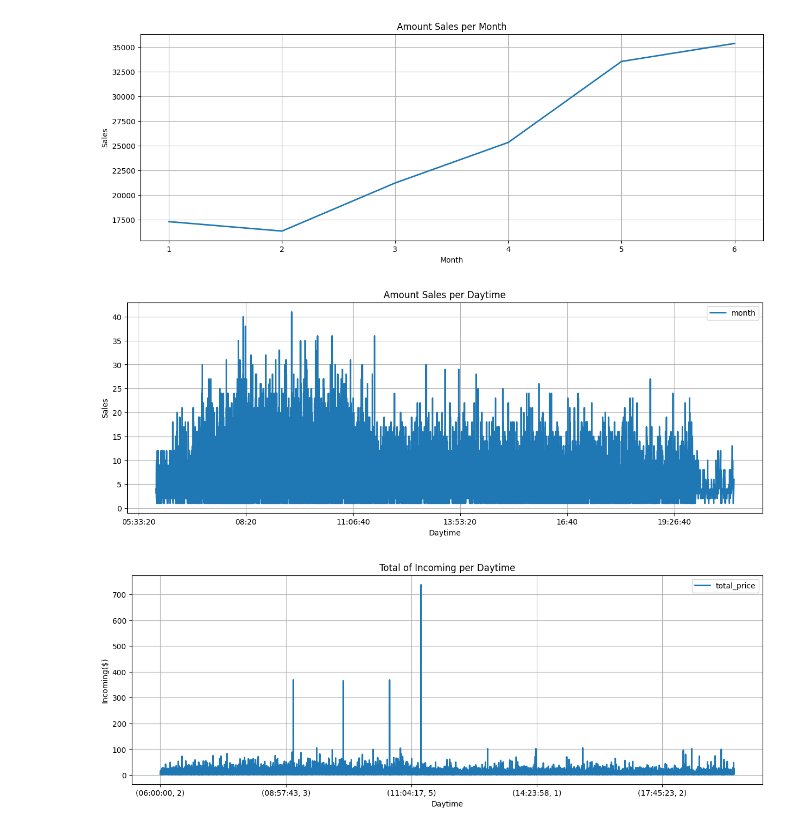
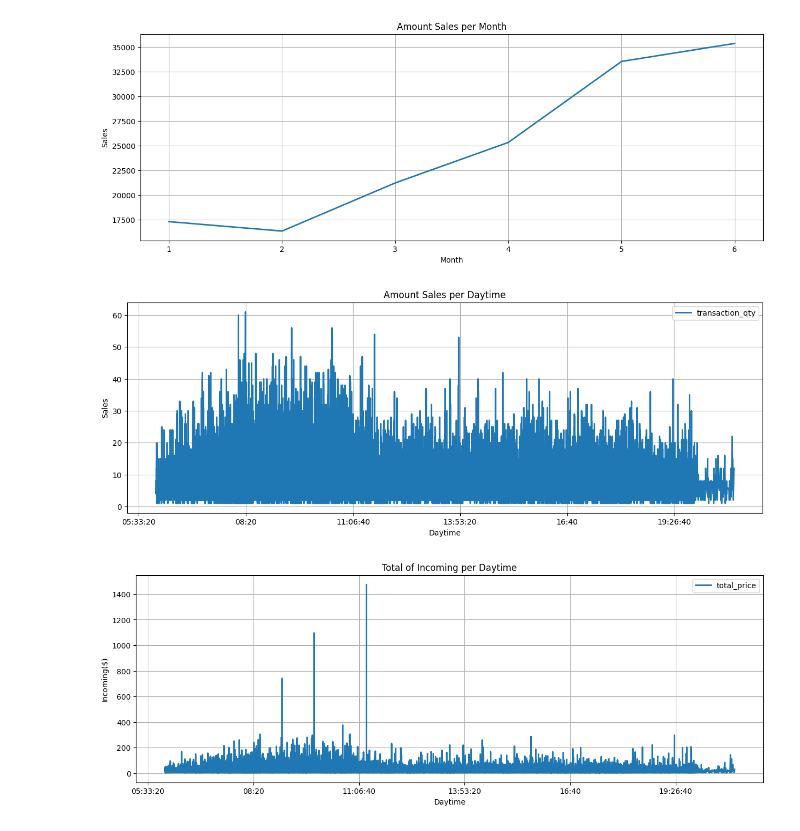
Before and after one commit to mthspm/DataAnalysePandas, a Jupyter notebook: src/CoffeShopSales/main.ipynb, the cells around one changed output. Cells and saved outputs as stored; diff of their text form; code cells hidden in the pictures.

```diff
--- a/src/CoffeShopSales/main.ipynb
+++ b/src/CoffeShopSales/main.ipynb
@@ -199,16 +200,16 @@ plt.show()
 # %%
 # Histogram - Amount Sales per Daytime
 
-sales_daytime: pd.DataFrame = df[['transaction_time', 'month']].groupby(['transaction_time']).count()
+sales_daytime: pd.DataFrame = df[['transaction_time', 'transaction_qty']].groupby(['transaction_time']).sum()
 sales_daytime.plot(kind='line', figsize=(15, 5), linewidth=2,  colormap='tab20', legend=True, title='Amount Sales per Daytime', xlabel='Daytime', ylabel='Sales', grid=True)
 plt.show()
 # %% [output]
-[figure, old version]
+[figure, new version]
 # %%
 # Histogram - Total of Incoming per Daytime
 
-sales_daytime: pd.DataFrame = df[['transaction_time', 'total_price', 'month']].groupby(['transaction_time', 'month']).sum()
+sales_daytime: pd.DataFrame = df[['transaction_time', 'total_price']].groupby(['transaction_time']).sum()
 sales_daytime.plot(kind='line', figsize=(15, 5), linewidth=2,  colormap='tab20', legend=True, title='Total of Incoming per Daytime', xlabel='Daytime', ylabel='Incoming($)', grid=True)
 plt.show()
 # %% [output]
-[figure, old version]
+[figure, new version]
```
Also changed, not shown: parts of 3 cells of this notebook.
